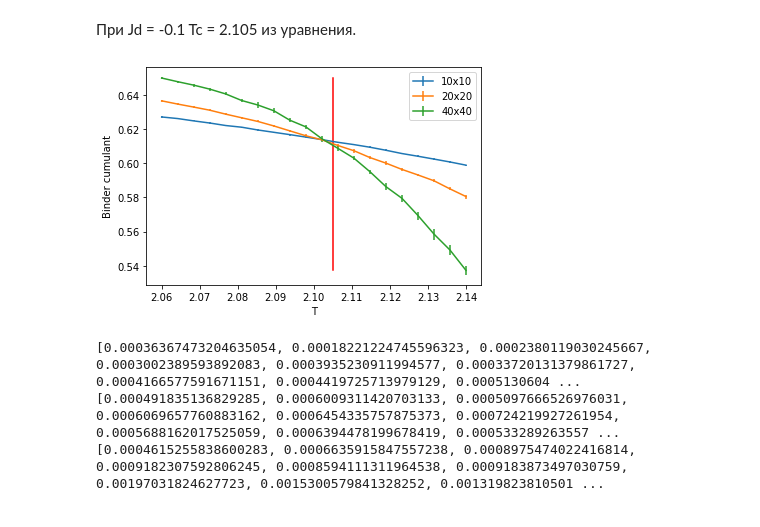
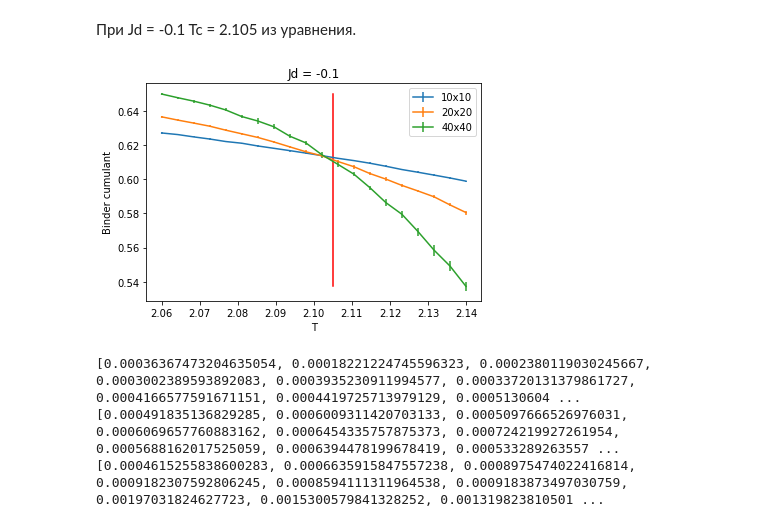
Before and after one commit to vnsverchkova/VKR, a Jupyter notebook: binder cumulatn.ipynb, the cells around one changed output. Cells and saved outputs as stored; diff of their text form; code cells hidden in the pictures.

```diff
--- a/binder cumulatn.ipynb
+++ b/binder cumulatn.ipynb
@@ -254,15 +254,16 @@ for t in range(T):
 # %%
 plt.errorbar(Temps, binder10_01, yerr = er10_01, label = '10x10')
 plt.errorbar(Temps, binder20_01, yerr = er20_01, label = '20x20')
 plt.errorbar(Temps, binder40_01, yerr = er40_01, label = '40x40')
 plt.plot([2.105]*20, np.linspace(binder40_01[0],binder40_01[-1],20), c = 'r')
 plt.legend()
+plt.title('Jd = -0.1')
 
 plt.xlabel("T")
 plt.ylabel("Binder cumulant")
 plt.show()
 # %% [output]
-[figure, old version]
+[figure, new version]
 # %%
 print(er10_01)
 print(er20_01)
```
Also changed, not shown: parts of 2 cells of this notebook.
